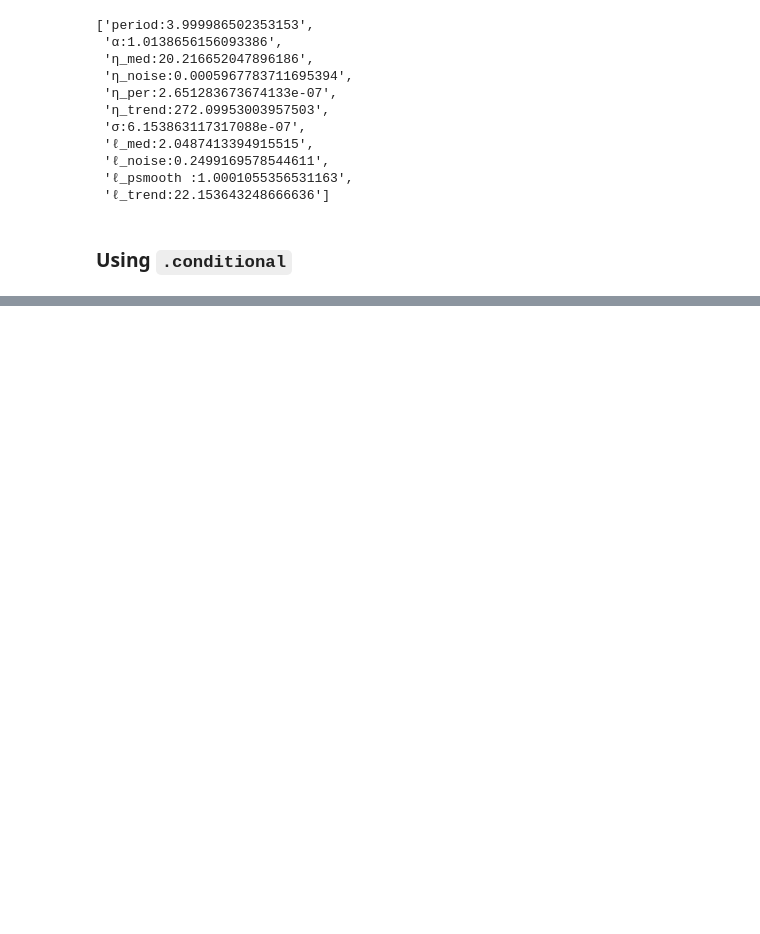
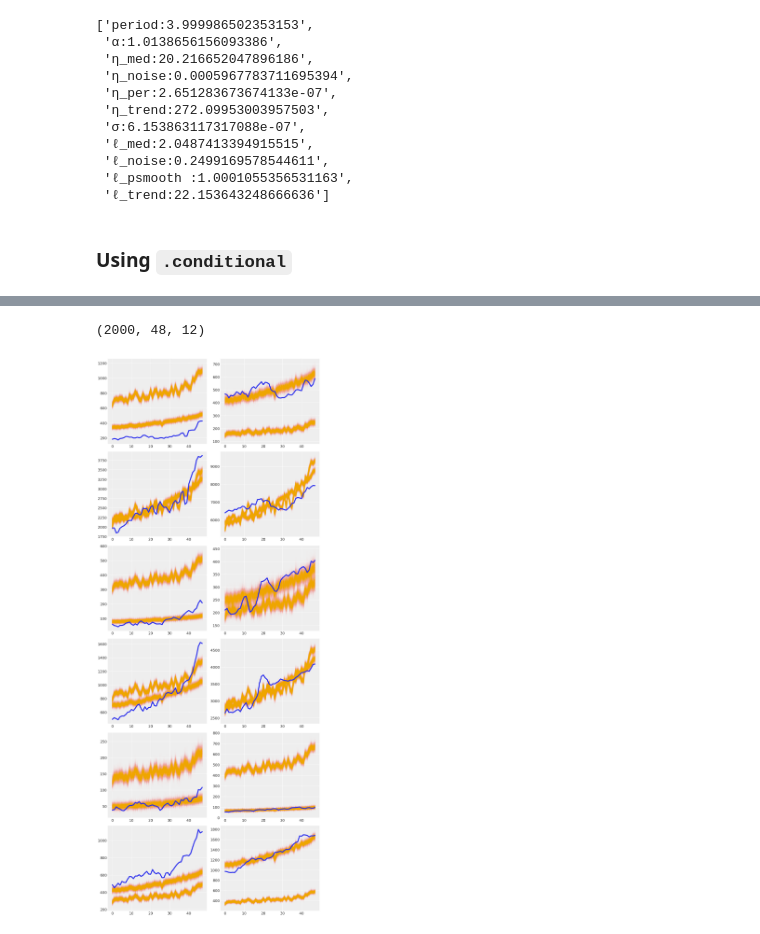
Before and after one commit to luisroque/Time-Series-Statistical-Models-Experiments, a Jupyter notebook: PhD_GaussianProcesses.ipynb, the cells around one changed output, grey strips where cells are left out. Cells and saved outputs as stored; diff of their text form; code cells hidden in the pictures; blank space fills up the shorter version.

```diff
--- a/PhD_GaussianProcesses.ipynb
+++ b/PhD_GaussianProcesses.ipynb
@@ -275,31 +334,0 @@ X = np.tile(np.arange(y.shape[0]).reshape(y.shape[0], 1), (1,2))
-# %%
-y_ = shared(y)
-with pm.Model() as model:
-    b = pm.Normal("b",80, 5)
-
-    # Regularizing prior for phi
-    phi = pm.Bound(pm.Laplace, lower = -1, upper=1)("phi", 0.0, 0.05)
-    tau = pm.HalfNormal("tau", 1)
-
-    alpha_pre = pm.Normal('alpha_pre', 0, 25, shape=(4,1))
-    alpha = pm.Deterministic('alpha', alpha_pre - tt.mean(alpha_pre,axis=0))
-    seasonality = alpha[np.arange(y.shape[0])%4]
-
-    a0 = pm.Normal('a0', mu=y[0,:].mean(), sd=50)
-    a1 = pm.Normal('a1', mu=0.0, sd=100, shape=state)
-    a2 = pm.Normal('a2', mu=0.0, sd=100, shape=gender)
-    a3 = pm.Normal('a3', mu=0.0, sd=100, shape=legal)
-
-    mu = (a0 + # global level
-          a1[state_idx] + a2[gender_idx] + a3[legal_idx] + # group effects
-          X * b + # global trend
-          seasonality) # global seasonality
-
-    err = y_- mu
-    y_pred = AR("y_pred", k=phi, tau_e=tau, observed=err) # global AR(1)
-    trace = pm.sample(draws=2000,
-                      tune=4000,
-                      init="advi+adapt_diag",
-                      target_accept=0.90)
-
-pm.plots.traceplot(trace_pool);
@@ -305,0 +432,3 @@ pm.plots.traceplot(trace_pool);
+# %%
+with model:
+    trace = pm.sample(draws=1000, chains=2, cores=1)
@@ -305,0 +484,3 @@ pm.plots.traceplot(trace_pool);
+# %%
+with model:
+    ppc = pm.sample_posterior_predictive(trace)
@@ -305,0 +538,12 @@ pm.plots.traceplot(trace_pool);
+# %%
+ppc['y_pred'].shape
+# %% [output]
+(2000, 48, 12)
+# %%
+fig, ax = plt.subplots(6, 2, figsize=(12,30))
+ax = np.ravel(ax)
+for i in range(12):
+    ax[i].plot(X, ppc['y_pred'][:,:,i].T, alpha=0.003, color='orange')
+    ax[i].plot(y[:,i]);
+# %% [output]
+[figure, added]
```
Also changed, not shown: parts of 19 cells of this notebook, 11 other files.
